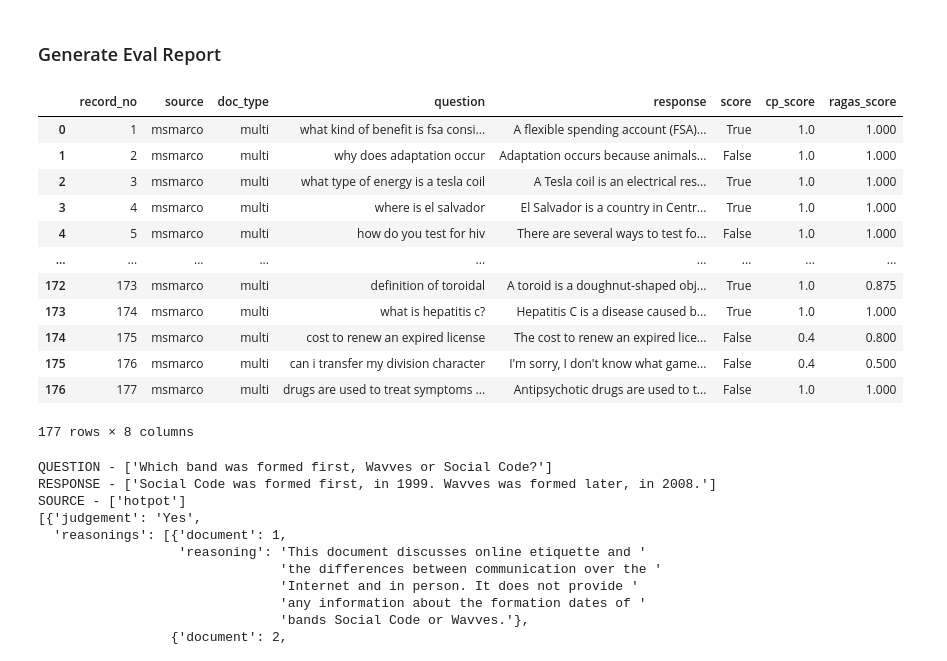
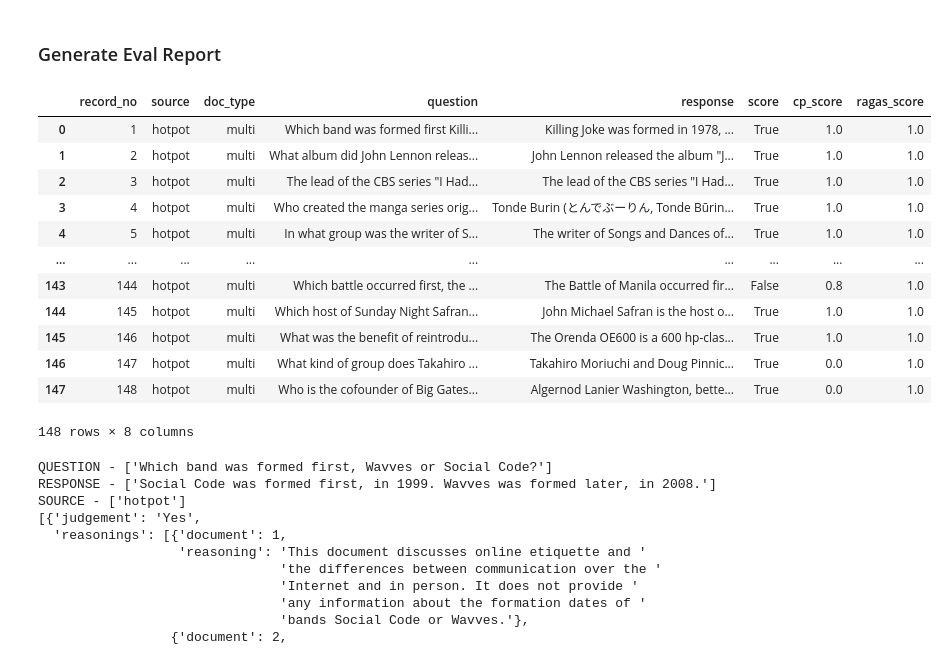
Before and after one commit to neelcohere/chain-poll-eval, a Jupyter notebook: notebooks/2-eval-chain-poll.ipynb, the cells around one changed output. Cells and saved outputs as stored; diff of their text form; code cells hidden in the pictures.

Commit message:
run hotpot w r+ refresh

```diff
--- a/notebooks/2-eval-chain-poll.ipynb
+++ b/notebooks/2-eval-chain-poll.ipynb
@@ -23,22 +23,22 @@ cp.save_records(save_dir="../data/runs")
 # %%
 df = ChainPollEval.get_report(path="../data/runs")
 # %%
-df.to_csv("../data/report-docs-msmarco-multi-calls-questions.csv")
+df.to_csv("../data/report-refresh-rplus-docs-hotpot-multi-calls-questions.csv")
 df
 # %% [output]
 |  | record_no | source | doc_type | question | response | score | cp_score | ragas_score |
-| 0 | 1 | msmarco | multi | what kind of benefit is fsa consi... | A flexible spending account (FSA)... | True | 1.0 | 1.000 |
-| 1 | 2 | msmarco | multi | why does adaptation occur | Adaptation occurs because animals... | False | 1.0 | 1.000 |
-| 2 | 3 | msmarco | multi | what type of energy is a tesla coil | A Tesla coil is an electrical res... | True | 1.0 | 1.000 |
-| 3 | 4 | msmarco | multi | where is el salvador | El Salvador is a country in Centr... | True | 1.0 | 1.000 |
-| 4 | 5 | msmarco | multi | how do you test for hiv | There are several ways to test fo... | False | 1.0 | 1.000 |
+| 0 | 1 | hotpot | multi | Which band was formed first Killi... | Killing Joke was formed in 1978, ... | True | 1.0 | 1.0 |
+| 1 | 2 | hotpot | multi | What album did John Lennon releas... | John Lennon released the album "J... | True | 1.0 | 1.0 |
+| 2 | 3 | hotpot | multi | The lead of the CBS series "I Had... | The lead of the CBS series "I Had... | True | 1.0 | 1.0 |
+| 3 | 4 | hotpot | multi | Who created the manga series orig... | Tonde Burin (とんでぶーりん, Tonde Būrin... | True | 1.0 | 1.0 |
+| 4 | 5 | hotpot | multi | In what group was the writer of S... | The writer of Songs and Dances of... | True | 1.0 | 1.0 |
 | ... | ... | ... | ... | ... | ... | ... | ... | ... |
-| 172 | 173 | msmarco | multi | definition of toroidal | A toroid is a doughnut-shaped obj... | True | 1.0 | 0.875 |
-| 173 | 174 | msmarco | multi | what is hepatitis c? | Hepatitis C is a disease caused b... | True | 1.0 | 1.000 |
-| 174 | 175 | msmarco | multi | cost to renew an expired license | The cost to renew an expired lice... | False | 0.4 | 0.800 |
-| 175 | 176 | msmarco | multi | can i transfer my division character | I'm sorry, I don't know what game... | False | 0.4 | 0.500 |
-| 176 | 177 | msmarco | multi | drugs are used to treat symptoms ... | Antipsychotic drugs are used to t... | False | 1.0 | 1.000 |
+| 143 | 144 | hotpot | multi | Which battle occurred first, the ... | The Battle of Manila occurred fir... | False | 0.8 | 1.0 |
+| 144 | 145 | hotpot | multi | Which host of Sunday Night Safran... | John Michael Safran is the host o... | True | 1.0 | 1.0 |
+| 145 | 146 | hotpot | multi | What was the benefit of reintrodu... | The Orenda OE600 is a 600 hp-clas... | True | 1.0 | 1.0 |
+| 146 | 147 | hotpot | multi | What kind of group does Takahiro ... | Takahiro Moriuchi and Doug Pinnic... | True | 0.0 | 1.0 |
+| 147 | 148 | hotpot | multi | Who is the cofounder of Big Gates... | Algernod Lanier Washington, bette... | True | 0.0 | 1.0 |
-177 rows × 8 columns
+148 rows × 8 columns
 # %%
 cp.get_record_info(record_no=60)
 # %% [output]
```
Also changed, not shown: parts of 1 cell of this notebook, 5 other files.
